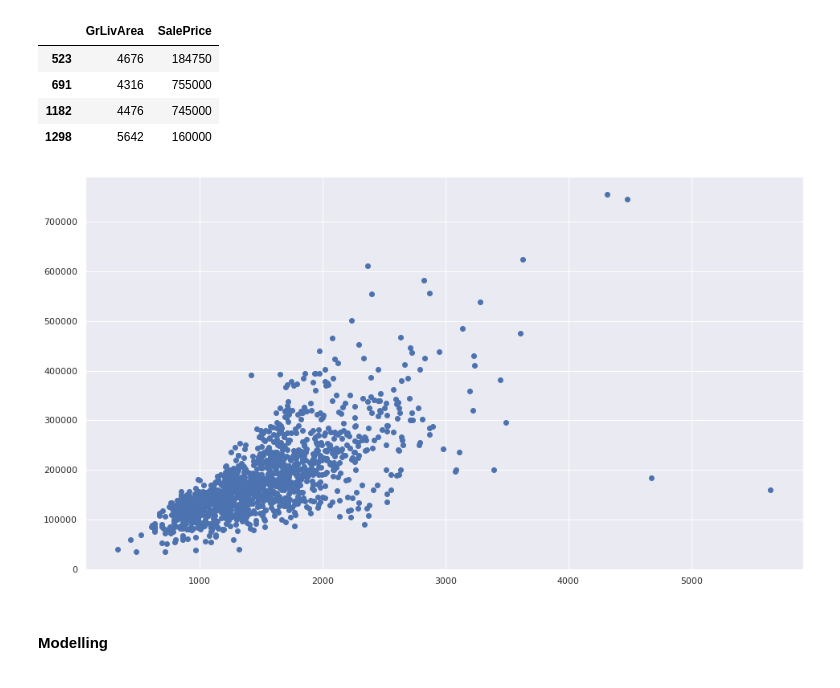
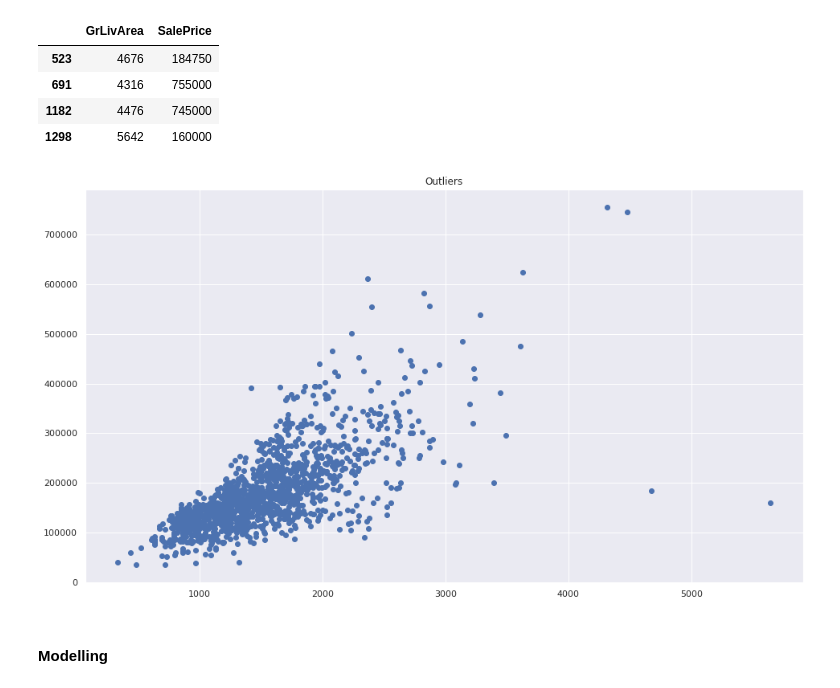
Before and after one commit to snaylix/House-prices-prediction, a Jupyter notebook: 04_linear_regression_house-prices_prediction_2021-07-17.ipynb, the cells around one changed output. Saved outputs shown, nothing was run; the diff lists cells and outputs as text; code cells hidden in the pictures.

```diff
--- a/04_linear_regression_house-prices_prediction_2021-07-17.ipynb
+++ b/04_linear_regression_house-prices_prediction_2021-07-17.ipynb
@@ -82,9 +82,10 @@ df_train[df_train.GrLivArea > 4000][['GrLivArea', 'SalePrice']]
 | 1298 | 5642 | 160000 |
 # %%
 plt.scatter(df_train.GrLivArea, df_train.SalePrice)
-plt.show()
+plt.title("Outliers")
+plt.savefig("plots/outliers.png", bbox_inches='tight')
 # %% [output]
-[figure, old version]
+[figure, new version]
 # %%
 df_train = df_train[df_train['GrLivArea'] < 4000]
 # %% [markdown]
```
Also changed, not shown: parts of 1 cell of this notebook, 2 other files.
